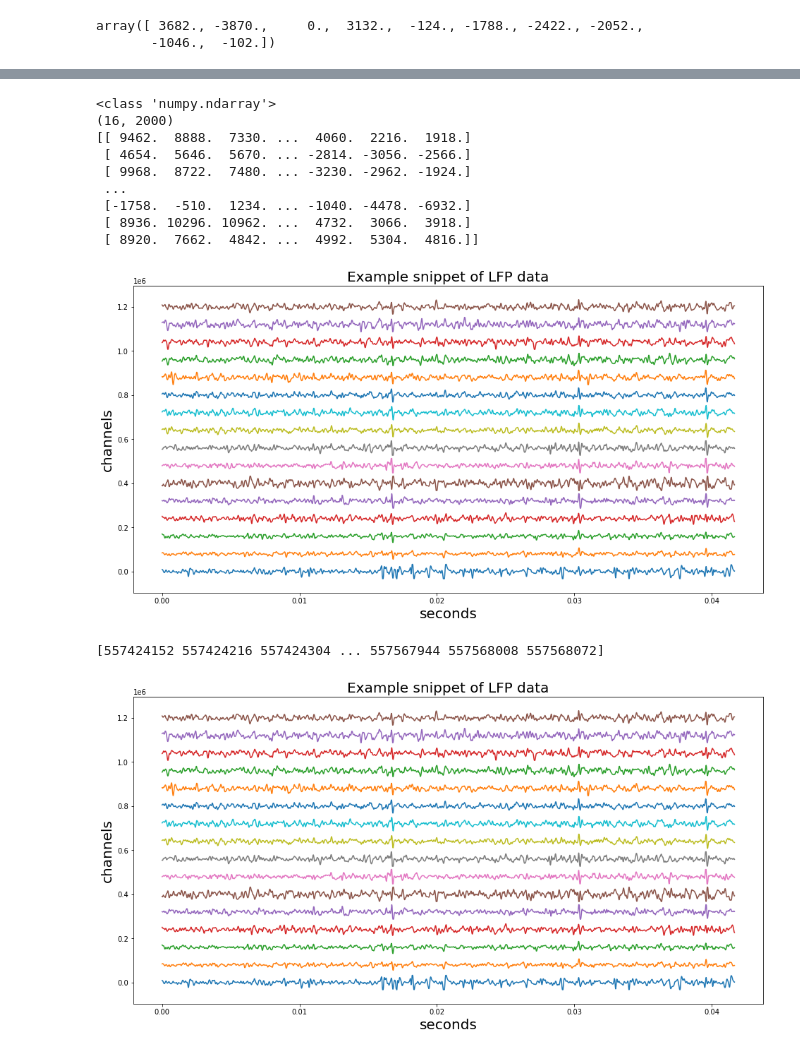
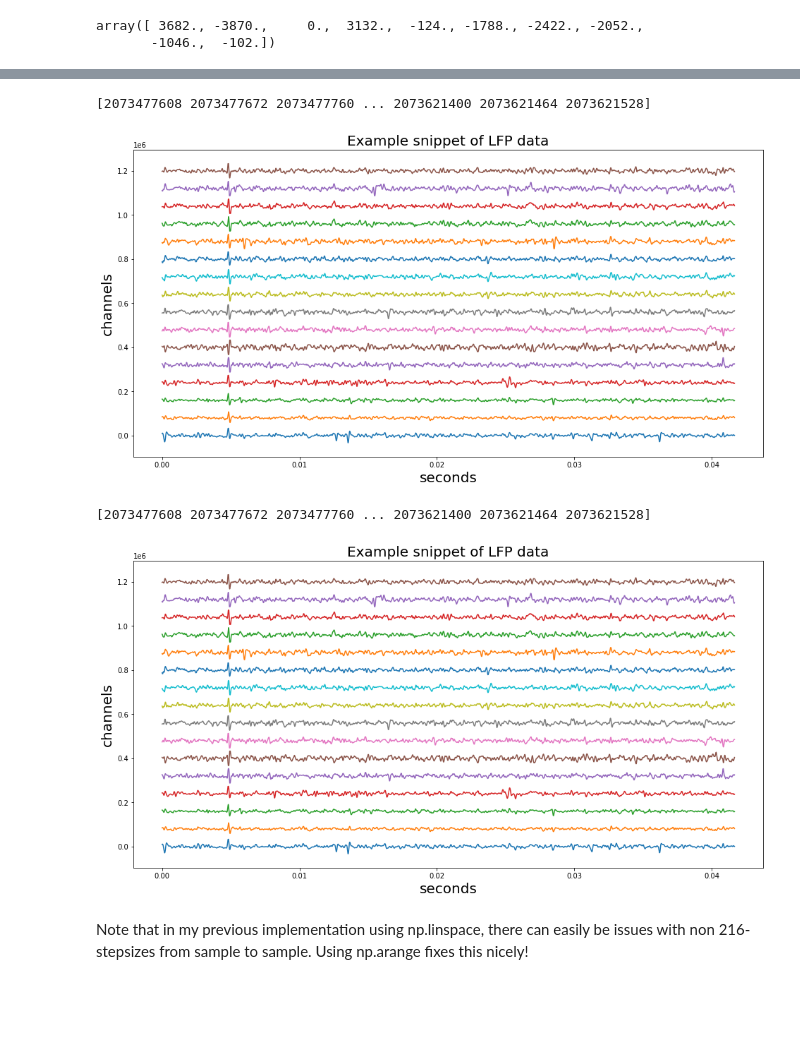
Before and after one commit to NeuralEnsemble/python-neo, a Jupyter notebook: read_axona_bin_cont.ipynb, the cells around one changed output, grey strips where cells are left out. Cells and saved outputs as stored; diff of their text form; code cells hidden in the pictures; blank space fills up the shorter version.

```diff
--- a/read_axona_bin_cont.ipynb
+++ b/read_axona_bin_cont.ipynb
@@ -881,24 +654,0 @@ The total number of samples in this dataset is:  28800300
-# %%
-%%timeit
-
-channel_indexes = [1, 2]
-i_stop = 28800297
-i_start = 0
-
-if channel_indexes is None:
-    channel_indexes = [i+1 for i in range(num_channels)]
-
-# Each packet has three samples for each channel
-# Note this means you can only read out multiples of 3
-num_samples = (i_stop-i_start)
-user_offset = i_start*(bytes_packet//2)
-
-# Read one channel at a time
-raw_signals = np.ndarray(shape=(len(channel_indexes), num_samples))
-
-# This is in principle paralellizable!
-for i, ch_idx in enumerate(channel_indexes):
-
-    chan_offset = get_remap_chan(ch_idx)
-    raw_signals[i,:] = r._raw_signals[sig_ids[0:num_samples] + \
-                                      chan_offset+user_offset]
@@ -1006,7 +750,10 @@ def get_signal2(i_start=0, i_stop=2000, channel_indexes=None):
     offset = i_start//3 * (bytes_packet//2)
     rem = (i_start % 3)
 
-    sample1 = np.arange(num_packets_oi+1, dtype=np.uint32)*(bytes_packet//2) + \
+    e = 1
+    if i_stop == num_samples:
+        e = 0
+    sample1 = np.arange(num_packets_oi+e, dtype=np.uint32)*(bytes_packet//2) + \
                   bytes_head//2 + offset
     sample2 = sample1 + 64
     sample3 = sample2 + 64
@@ -1063,29 +779,15 @@ event_channels: [Some events, Some epochs]
-# %%
-i_start = 7742002
-i_stop = i_start + 2000
-
-raw_sigs = r.get_analogsignal_chunk(block_index=0, seg_index=0,
-                                    i_start=i_start, i_stop=i_stop, stream_index=0, channel_indexes=None)
-
-print(type(raw_sigs))
-print(raw_sigs.shape)
-print(raw_sigs)
-plot_data_snippet(raw_sigs, start_idx=0, end_idx=i_stop-i_start, Fs=48000, Nch=16)
-
-raw_sigs2 = get_signal2(i_start=i_start, i_stop=i_stop)
-
-# Are the results the same?
-assert np.array_equal(raw_sigs, raw_sigs2)
-# %% [output]
-<class 'numpy.ndarray'>
-(16, 2000)
-[[ 9462.  8888.  7330. ...  4060.  2216.  1918.]
- [ 4654.  5646.  5670. ... -2814. -3056. -2566.]
- [ 9968.  8722.  7480. ... -3230. -2962. -1924.]
- ...
- [-1758.  -510.  1234. ... -1040. -4478. -6932.]
- [ 8936. 10296. 10962. ...  4732.  3066.  3918.]
- [ 8920.  7662.  4842. ...  4992.  5304.  4816.]]
-[figure, removed]
-[557424152 557424216 557424304 ... 557567944 557568008 557568072]
-[figure, removed]
+# %%
+t_start = num_total_samples - 2000
+t_stop = num_total_samples
+
+raw_sigs1 = get_signal1(i_start=t_start, i_stop=t_stop)
+raw_sigs2 = get_signal2(i_start=t_start, i_stop=t_stop)
+
+assert np.array_equal(raw_sigs1, raw_sigs2)
+# %% [output]
+[2073477608 2073477672 2073477760 ... 2073621400 2073621464 2073621528]
+[figure, added]
+[2073477608 2073477672 2073477760 ... 2073621400 2073621464 2073621528]
+[figure, added]
+# %% [markdown]
+Note that in my previous implementation using np.linspace, there can easily be issues with non 216-stepsizes from sample to sample. Using np.arange fixes this nicely!
```
Also changed, not shown: parts of 58 cells of this notebook.
